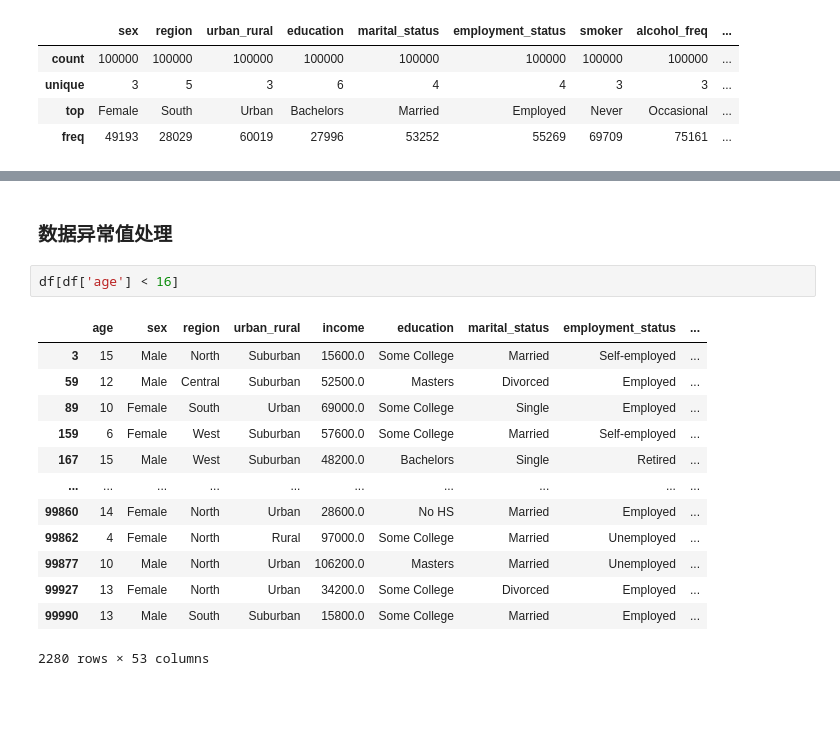
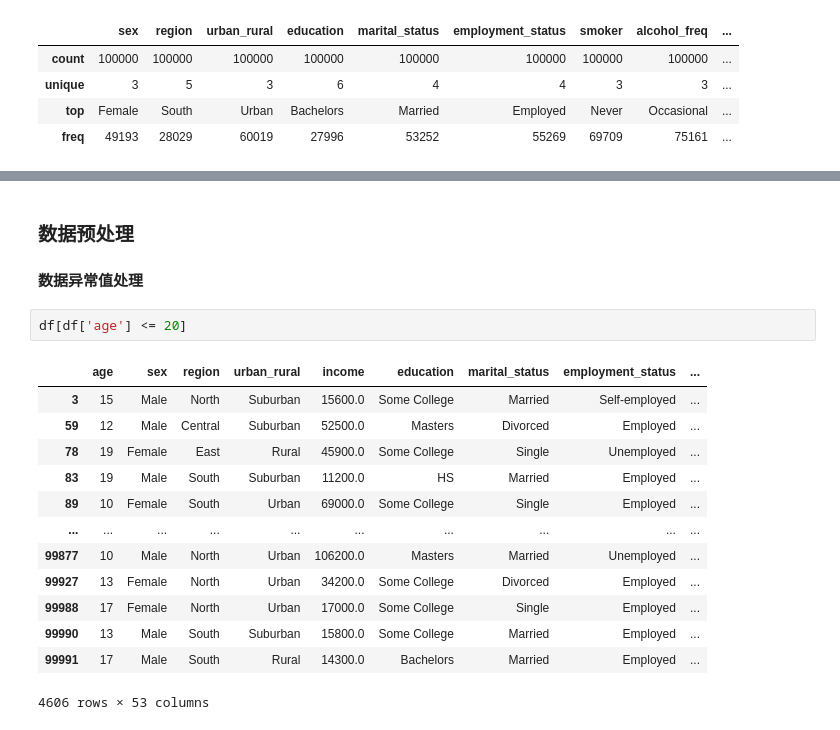
Before and after one commit to chenchunmei-daphne/try, a Jupyter notebook: group_work/data_describe.ipynb, the cells around one changed output, grey strips where cells are left out. Saved outputs shown, nothing was run; the diff lists cells and outputs as text; blank space fills up the shorter version.

```diff
--- a/group_work/data_describe.ipynb
+++ b/group_work/data_describe.ipynb
@@ -254,18 +257,19 @@ plt.show()
 # %% [markdown]
-### 数据异常值处理
+### 数据预处理
+#### 数据异常值处理
 # %%
-df[df['age'] < 16]
+df[df['age'] <= 20]
 # %% [output]
 |  | age | sex | region | urban_rural | income | education | marital_status | employment_status | ... |
 | 3 | 15 | Male | North | Suburban | 15600.0 | Some College | Married | Self-employed | ... |
 | 59 | 12 | Male | Central | Suburban | 52500.0 | Masters | Divorced | Employed | ... |
+| 78 | 19 | Female | East | Rural | 45900.0 | Some College | Single | Unemployed | ... |
+| 83 | 19 | Male | South | Suburban | 11200.0 | HS | Married | Employed | ... |
 | 89 | 10 | Female | South | Urban | 69000.0 | Some College | Single | Employed | ... |
-| 159 | 6 | Female | West | Suburban | 57600.0 | Some College | Married | Self-employed | ... |
-| 167 | 15 | Male | West | Suburban | 48200.0 | Bachelors | Single | Retired | ... |
 | ... | ... | ... | ... | ... | ... | ... | ... | ... | ... |
-| 99860 | 14 | Female | North | Urban | 28600.0 | No HS | Married | Employed | ... |
-| 99862 | 4 | Female | North | Rural | 97000.0 | Some College | Married | Unemployed | ... |
 | 99877 | 10 | Male | North | Urban | 106200.0 | Masters | Married | Unemployed | ... |
 | 99927 | 13 | Female | North | Urban | 34200.0 | Some College | Divorced | Employed | ... |
+| 99988 | 17 | Female | North | Urban | 17000.0 | Some College | Single | Employed | ... |
 | 99990 | 13 | Male | South | Suburban | 15800.0 | Some College | Married | Employed | ... |
+| 99991 | 17 | Male | South | Rural | 14300.0 | Bachelors | Married | Employed | ... |
-2280 rows × 53 columns
+4606 rows × 53 columns
```
Also changed, not shown: parts of 11 cells of this notebook, 3 other files.
